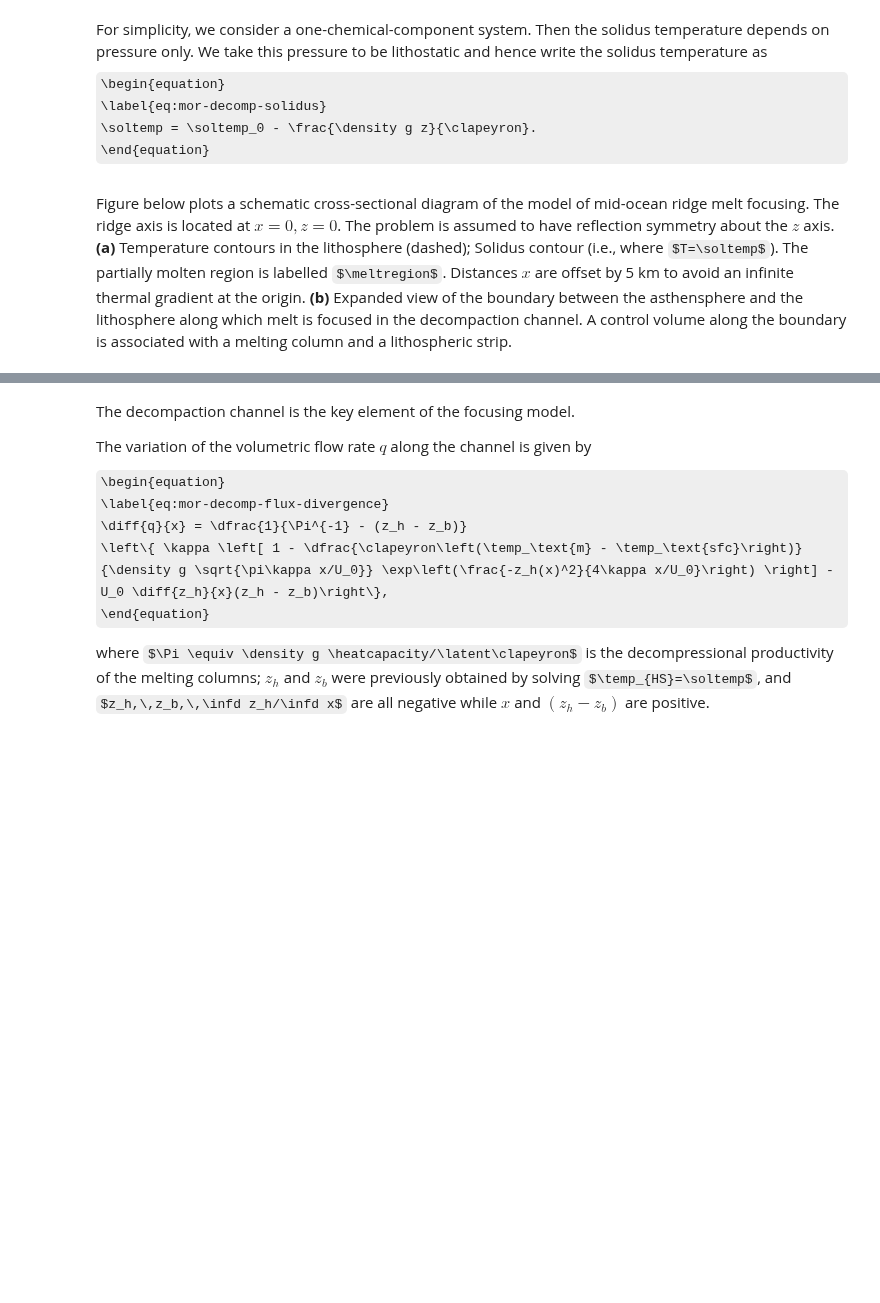
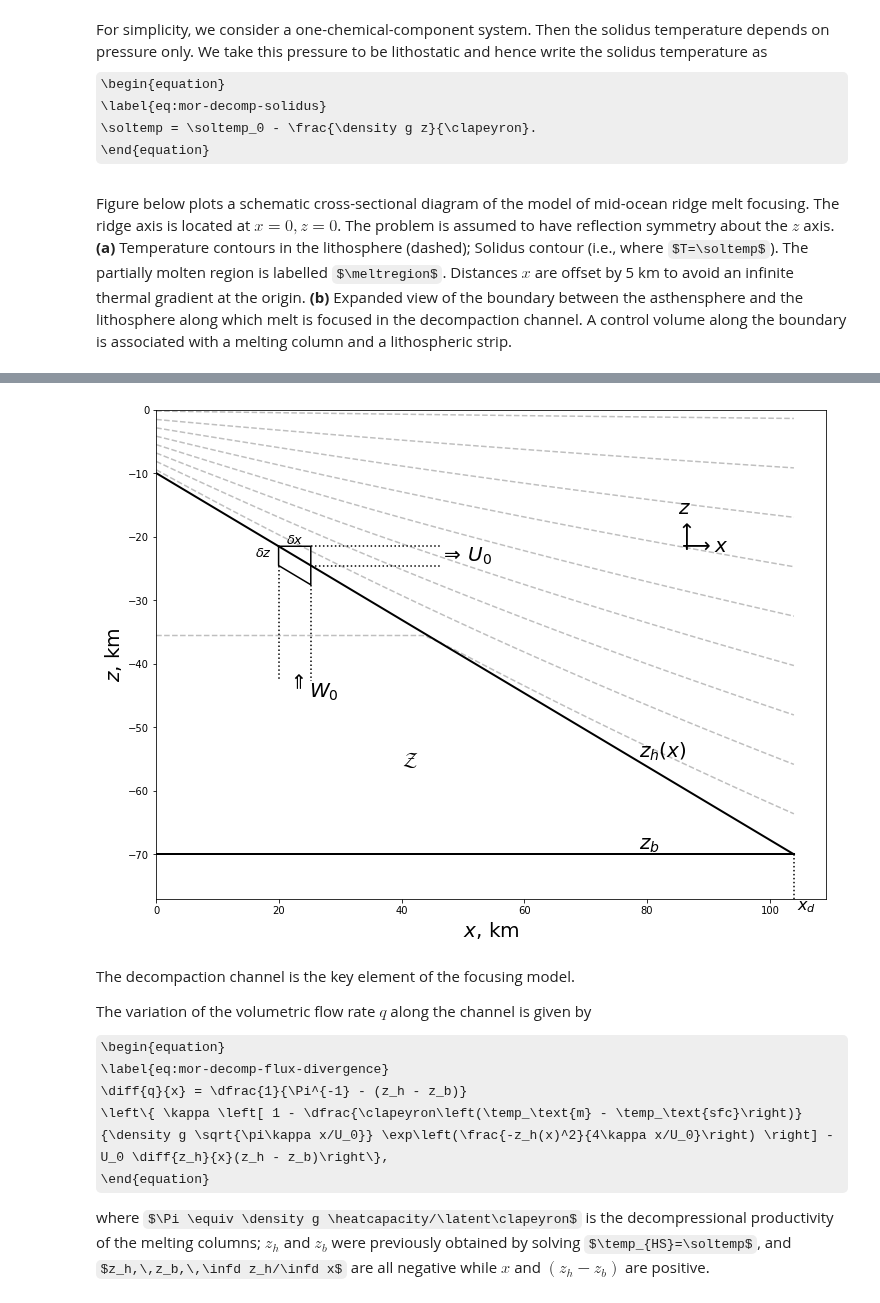
Before and after one commit to FoaLab/partially-molten-rock-PUP, a Jupyter notebook: _build/jupyter_execute/ch13.ipynb, the cells around one changed output, grey strips where cells are left out. Drawn from its saved outputs; the diff is of its cells as text; code cells hidden in the pictures; some formulas as TeX source; blank space fills up the shorter version.

```diff
--- a/_build/jupyter_execute/ch13.ipynb
+++ b/_build/jupyter_execute/ch13.ipynb
@@ -394,3 +335,55 @@ plt.show()
+# %%
+f, ax = plt.subplots()
+f.set_size_inches(12.0, 9.0)
+
+p = PAR()
+xd = -(p.zb - p.zh0)/np.tan(p.alpha)
+
+x = np.linspace(0.0, xd, 100)
+zh = p.zh0 - x * np.tan(p.alpha)
+zb = p.zb * np.ones(len(zh))
+ax.plot(x, zh, '-k', linewidth=2)
+ax.plot(x, zb, '-k', linewidth=2)
+ax.set_xlim(0.0, xd*1.05)
+ax.set_ylim(p.zb*1.1, 0.0)
+
+ax.plot([xd, xd], [p.zb, p.zb*1.1], ':k')
+ax.text(1.02*xd, p.zb*1.1, r'$x_d$', verticalalignment='top', horizontalalignment='center', fontsize=16)
+ax.set_xlabel(r'$x$, km', fontsize=20)
+ax.set_ylabel(r'$z$, km', fontsize=20)
+
+ax.text(x[75], zh[75], r'$z_h(x)$', verticalalignment='bottom', horizontalalignment='left', fontsize=20)
+ax.text(x[75], zb[75], r'$z_b$', verticalalignment='bottom', horizontalalignment='left', fontsize=20)
+ax.text(40, -55, r'$\mathcal{Z}$', verticalalignment='center', horizontalalignment='left', fontsize=20)
+
+z = np.linspace(0, p.zb, 400)
+T = np.zeros((z.shape[0], x.shape[0]))
+for i, zh_i in enumerate(zh):
+    Tl = interp1d([0, zh_i], [p.Tsfc, p.TS0 - p.rho*p.g/p.clapeyron*zh_i], fill_value='extrapolate')(z)
+    Tm = p.TS0 - p.rho*p.g/p.clapeyron * z
+    T[:, i] = Tm * (z < zh_i) + Tl * (z >= zh_i)
+
+cc = ax.contour(x, z, T, levels=9, colors='grey', linestyles='--', alpha=0.5)
+
+x0, x1, x2 = x[20-1], x[25-1], x[45-1]
+z0, z1, z2, z3 = zh[20-1], zh[25-1], zh[30-1], zh[55-1]
+ax.plot([x0, x1, x1, x0, x0], [z0, z0, z2, z1, z0], '-k')
+ax.plot([x0, x0],[z1, z3], ':k')
+ax.plot([x1, x1],[z2, z3], ':k')
+ax.plot([x1, x2],[z0, z0], ':k')
+ax.plot([x1, x2],[z1, z1], ':k')
+
+ax.text(85, -20, r'$\longrightarrow x$', verticalalignment='top', horizontalalignment='left',fontsize=20)
+ax.text(85, -20, r'$\longrightarrow$', verticalalignment='center', horizontalalignment='left', fontsize=20, rotation=90)
+ax.text(85, -14, r'$z$', verticalalignment='top', horizontalalignment='left', fontsize=20)
+ax.text(x2, (z1+z0)/2, r'$\Rightarrow\,U_0$', verticalalignment='center', fontsize=20)
+ax.text(1.1*(x0+x1)/2, z3, r'$\Rightarrow$', verticalalignment='center', horizontalalignment='right', rotation=90, fontsize=20)
+ax.text(1.1*(x0+x1)/2, z3, r'$W_0$', verticalalignment='top', horizontalalignment='left',fontsize=20)
+ax.text(x0-1, z0, r'$\delta z$', verticalalignment='top', horizontalalignment='right', fontsize=13)
+ax.text((x0+x1)/2, z0, r'$\delta x$', verticalalignment='bottom', horizontalalignment='center', fontsize=13)
+plt.show()
+# %% [output]
+[figure, added]
 # %% [markdown]
 The decompaction channel is the key element of the focusing model.
 
```
Also changed, not shown: parts of 6 cells of this notebook, 14 other files.
